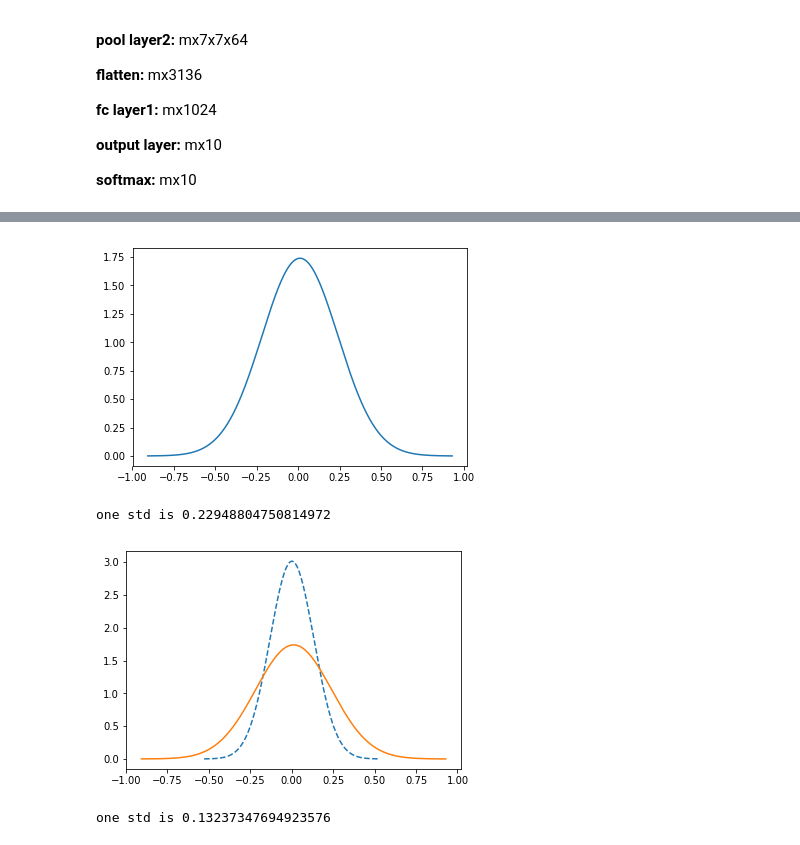
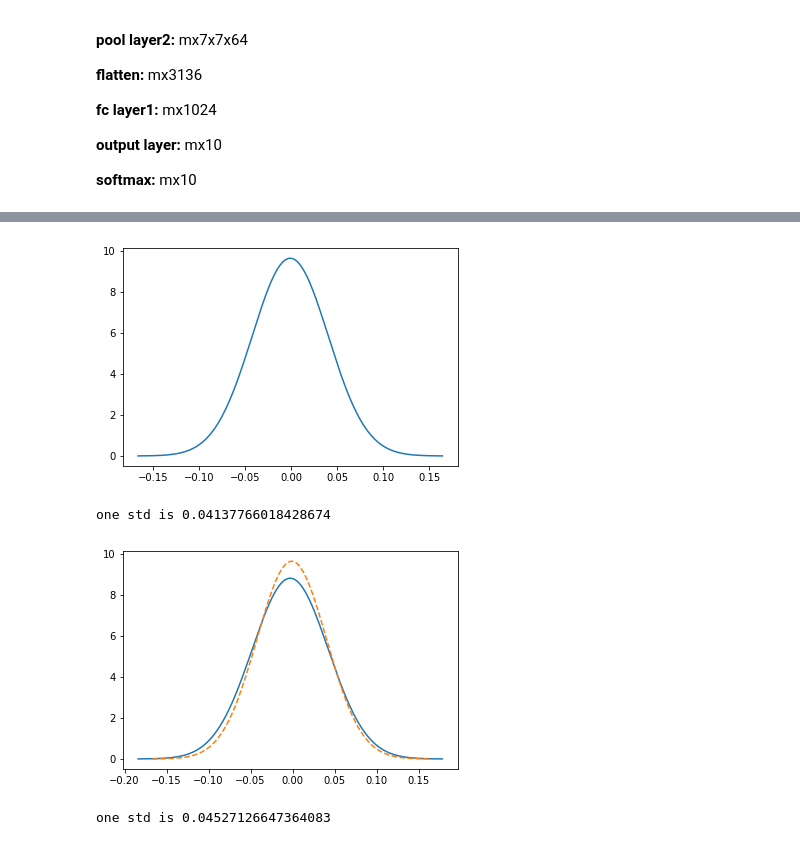
Before and after one commit to wssrcok/DeepLearning, a Jupyter notebook: CNN/cnn_mnist.ipynb, the cells around one changed output, grey strips where cells are left out. Saved outputs shown, nothing was run; the diff lists cells and outputs as text; code cells hidden in the pictures.

```diff
--- a/CNN/cnn_mnist.ipynb
+++ b/CNN/cnn_mnist.ipynb
@@ -104,6 +104,6 @@ plt.imshow(input_layer[0,0])
 # training model
 filter_dims = [(32,1,5,5),(64,32,5,5)]
 layers_dims = [3136, 1024, classes] #  2-layer model
-parameters, parameters_conv, grads, conv_grads = cnn_model(input_layer[0:4096], train_labels[0:4096], filter_dims, layers_dims,
-                                                           truncate = 4, batch_size = 256, learning_rate = 0.02, num_iterations = 1, print_cost = True)
+parameters, parameters_conv, grads, conv_grads = cnn_model(input_layer[0:256], train_labels[0:256], filter_dims, layers_dims,
+                                                           truncate = 0, batch_size = 256, learning_rate = 0.02, num_iterations = 1, print_cost = True)
 # %% [output]
@@ -128,4 +113,4 @@ Cost after iteration 0: 2.299950
 # %%
 #further training on the same model
-parameters, parameters_conv, grads, conv_grads = cnn_model(input_layer[0:256], train_labels[:,0:256], layers_dims, filter_dims, truncate = 4, batch_size = 64, learning_rate = 0.01, num_iterations = 5, parameters = parameters, parameters_conv = parameters_conv, print_cost = True)
+parameters, parameters_conv, grads, conv_grads = cnn_model(input_layer[0:256], train_labels[:,0:256], layers_dims, filter_dims, truncate = 0, batch_size = 64, learning_rate = 0.015, num_iterations = 20, parameters = parameters, parameters_conv = parameters_conv, print_cost = True)
 # %% [output]
@@ -205,18 +177,18 @@ plt.plot(x,mlab.normpdf(x, mu, sigma))
 plt.show()
 print("one std is",sigma)
 # %% [output]
-[figure, old version]
+[figure, new version]
-one std is 0.22948804750814972
+one std is 0.04137766018428674
 # %%
 out_m = np.concatenate((conv_grads['dW1'].reshape(-1),conv_grads['db1'].reshape(-1),
                      conv_grads['dW3'].reshape(-1), conv_grads['db3'].reshape(-1)))
 mu_m = np.mean(out_m)
 variance_m = np.var(out_m)
 sigma_m = math.sqrt(variance_m)
-y = np.linspace(mu_m - 4 * sigma_m , mu_m + 4 * sigma_m , 1000)
-plt.plot(y,mlab.normpdf(y, mu_m, sigma_m),'--', x, mlab.normpdf(x, mu, sigma), '-')
+x_m = np.linspace(mu_m - 4 * sigma_m , mu_m + 4 * sigma_m , 1000)
+plt.plot(x_m,mlab.normpdf(x_m, mu_m, sigma_m),'-', x, mlab.normpdf(x, mu, sigma), '--')
 plt.show()
 print("one std is",sigma_m)
 # %% [output]
-[figure, old version]
+[figure, new version]
-one std is 0.13237347694923576
+one std is 0.04527126647364083
```
Also changed, not shown: parts of 8 cells of this notebook, 3 other files.
